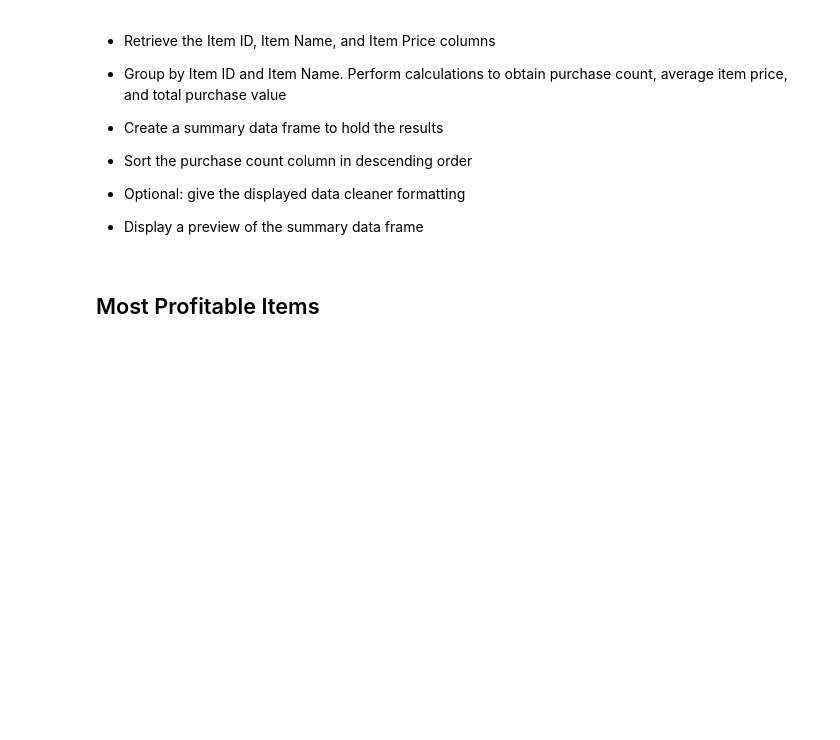
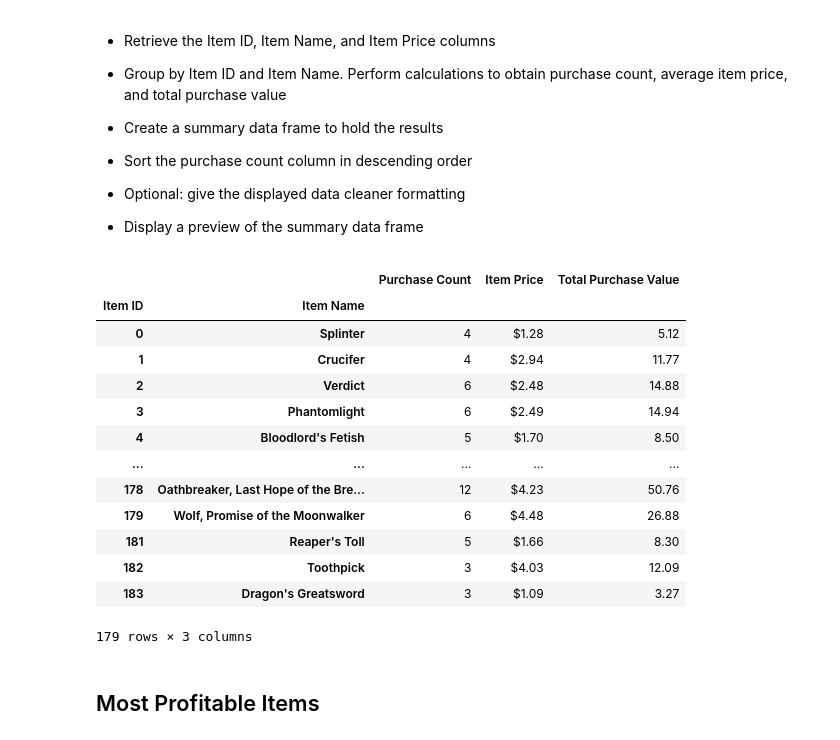
Before and after one commit to emily-wuenstel/pandas-challenge, a Jupyter notebook: HeroesOfPymoli_starter.ipynb, the cells around one changed output. Cells and saved outputs as stored; diff of their text form; code cells hidden in the pictures; blank space fills up the shorter version.

```diff
--- a/HeroesOfPymoli_starter.ipynb
+++ b/HeroesOfPymoli_starter.ipynb
@@ -288,6 +324,42 @@ purchase_df
 
 
 * Display a preview of the summary data frame
+# %%
+#create output df
+items_df = pd.DataFrame()
+
+#create a copy of purchase_df with only 3 columns we'll be using
+item_analysis_df = purchase_data[["Item ID", "Item Name", "Price"]].copy()
+
+#group by Item ID and Name
+grouped_items = item_analysis_df.groupby(["Item ID", "Item Name"])
+
+#purchase count by item ID
+items_df["Purchase Count"] = grouped_items["Item ID"].count()
+items_df["Item Price"] = grouped_items["Price"].mean()
+items_df["Total Purchase Value"] = (grouped_items["Item ID"].count() * grouped_items["Price"].mean())
+
+#format item price and value to dollars
+items_df["Item Price"] = items_df["Item Price"].map('${:.2f}'.format)
+#items_df["Total Purchase Value"] = items_df["Total Purchase Value"].map('${:.2f}'.format)
+
+#display final table
+items_df
+# %% [output]
+|  |  | Purchase Count | Item Price | Total Purchase Value |
+| Item ID | Item Name |  |  |  |
+| 0 | Splinter | 4 | $1.28 | 5.12 |
+| 1 | Crucifer | 4 | $2.94 | 11.77 |
+| 2 | Verdict | 6 | $2.48 | 14.88 |
+| 3 | Phantomlight | 6 | $2.49 | 14.94 |
+| 4 | Bloodlord's Fetish | 5 | $1.70 | 8.50 |
+| ... | ... | ... | ... | ... |
+| 178 | Oathbreaker, Last Hope of the Bre... | 12 | $4.23 | 50.76 |
+| 179 | Wolf, Promise of the Moonwalker | 6 | $4.48 | 26.88 |
+| 181 | Reaper's Toll | 5 | $1.66 | 8.30 |
+| 182 | Toothpick | 3 | $4.03 | 12.09 |
+| 183 | Dragon's Greatsword | 3 | $1.09 | 3.27 |
+179 rows × 3 columns
 # %% [markdown]
 ## Most Profitable Items
 # %% [markdown]
```
Also changed, not shown: parts of 3 cells of this notebook.
